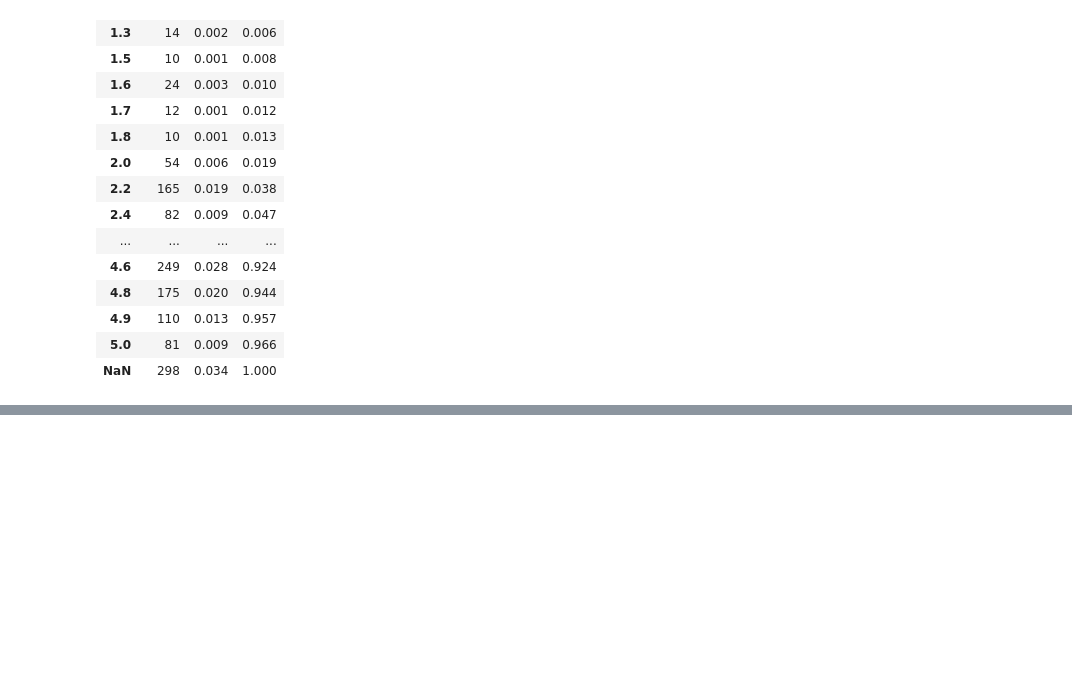
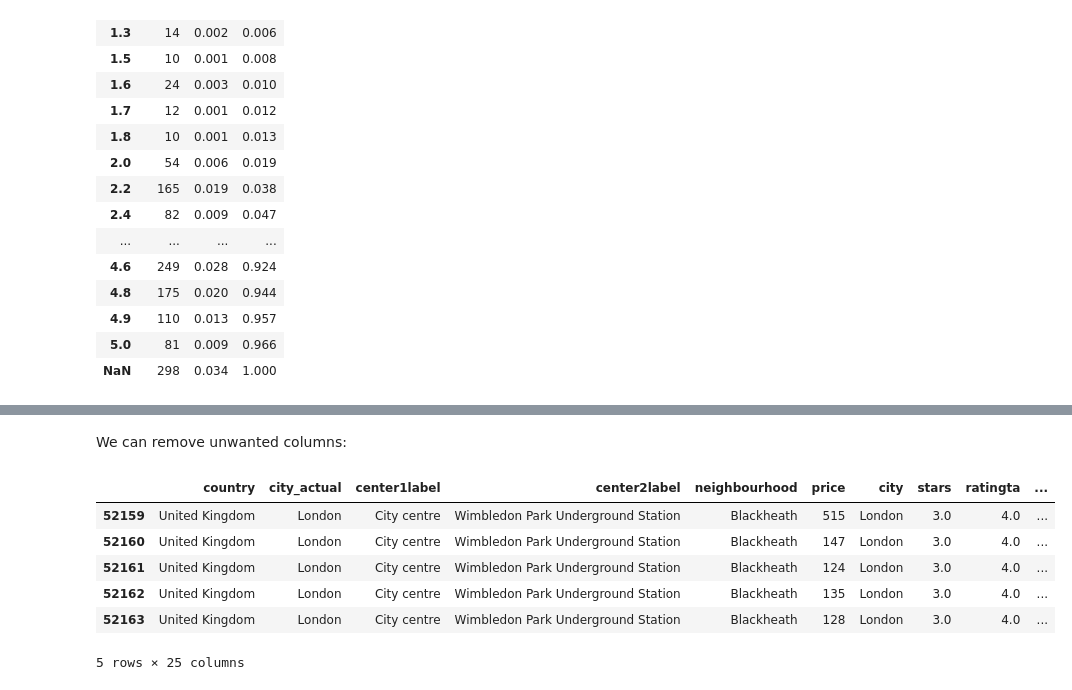
Before and after one commit to felipesebben/bk_data_analysis_studies, a Jupyter notebook: da_data_exercises/ch02-preparing_data_for_analysis/01-hotels_europe.ipynb, the cells around one changed output, grey strips where cells are left out. Cells and saved outputs as stored; diff of their text form; code cells hidden in the pictures; blank space fills up the shorter version.

```diff
--- a/da_data_exercises/ch02-preparing_data_for_analysis/01-hotels_europe.ipynb
+++ b/da_data_exercises/ch02-preparing_data_for_analysis/01-hotels_europe.ipynb
@@ -207,0 +301,22 @@ tabulate(df["rating"])
+# %% [markdown]
+<p>We can remove unwanted columns:</p>
+# %%
+df = df.drop(
+    columns=[
+        "center2distance",
+        "center1distance",
+        "price_night",
+        "guestreviewsrating",
+        "rating_reviewcount",
+    ]
+)
+# %%
+df.head()
+# %% [output]
+|  | country | city_actual | center1label | center2label | neighbourhood | price | city | stars | ratingta | ... |
+| 52159 | United Kingdom | London | City centre | Wimbledon Park Underground Station | Blackheath | 515 | London | 3.0 | 4.0 | ... |
+| 52160 | United Kingdom | London | City centre | Wimbledon Park Underground Station | Blackheath | 147 | London | 3.0 | 4.0 | ... |
+| 52161 | United Kingdom | London | City centre | Wimbledon Park Underground Station | Blackheath | 124 | London | 3.0 | 4.0 | ... |
+| 52162 | United Kingdom | London | City centre | Wimbledon Park Underground Station | Blackheath | 135 | London | 3.0 | 4.0 | ... |
+| 52163 | United Kingdom | London | City centre | Wimbledon Park Underground Station | Blackheath | 128 | London | 3.0 | 4.0 | ... |
+5 rows × 25 columns
```
Also changed, not shown: parts of 14 cells of this notebook.
